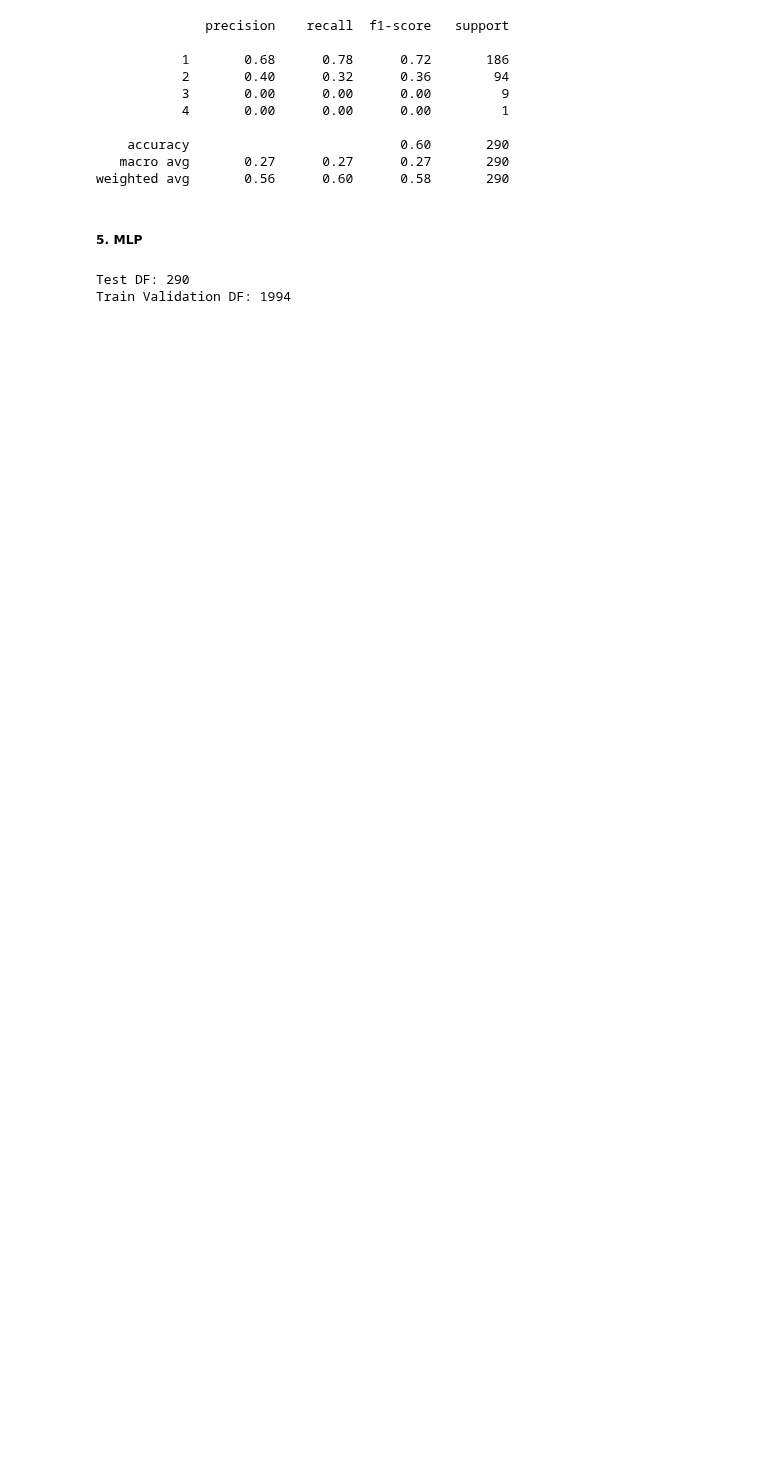
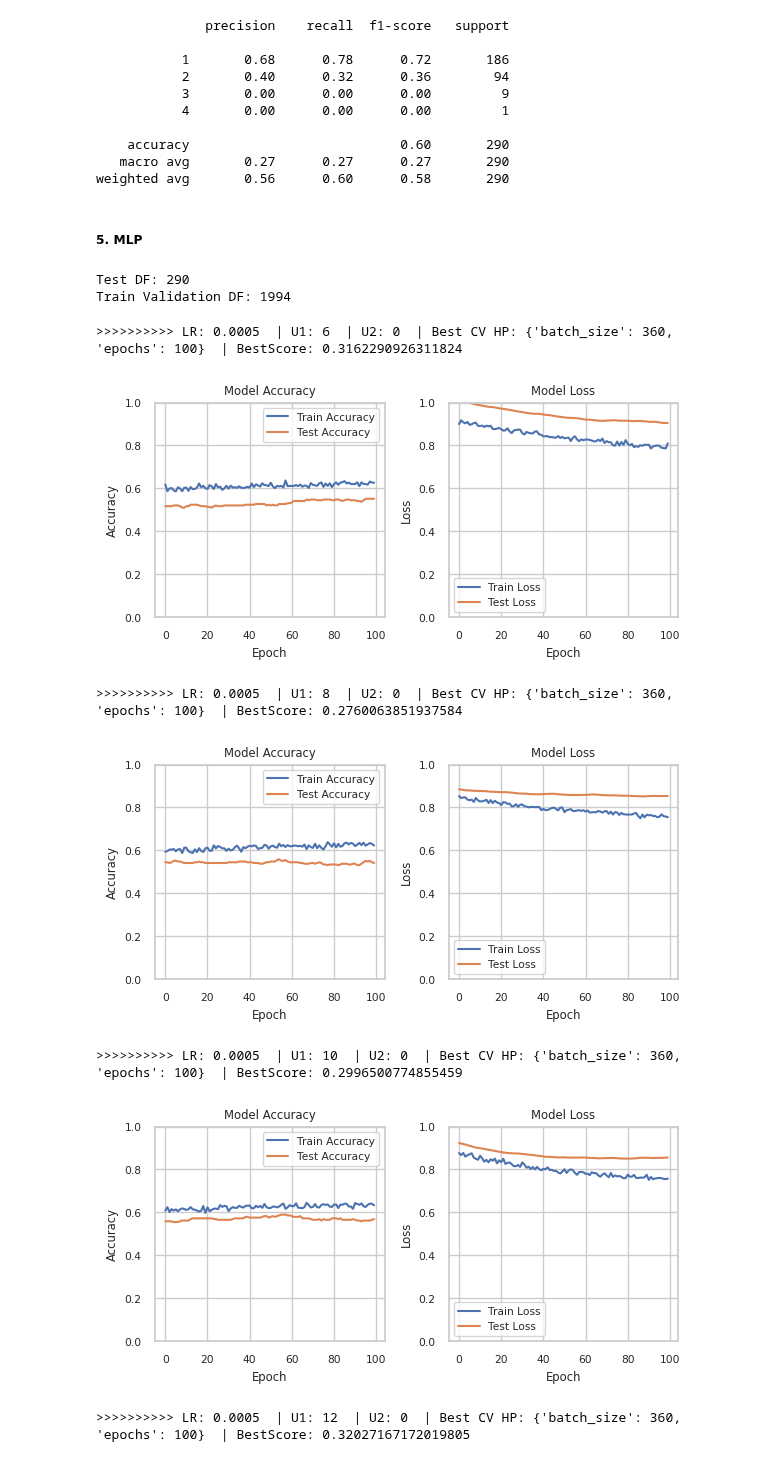
Before and after one commit to GabyCisnerosV/F1_NoName, a Jupyter notebook: 3_Model_2_PredictingPitStops.ipynb, the cells around one changed output. Drawn from its saved outputs; the diff is of its cells as text; code cells hidden in the pictures; blank space fills up the shorter version.

```diff
--- a/3_Model_2_PredictingPitStops.ipynb
+++ b/3_Model_2_PredictingPitStops.ipynb
@@ -558,11 +573,13 @@ X_test_SCALED = scaler.transform(X_test)
 Test DF: 290
 Train Validation DF: 1994
 # %%
-# MLP structure to go through cross validation
-def create_mlp(learning_rate=0.001, units_d1=64, units_d2=32):
+#  MLP structure to go through cross validation
+def create_mlp(learning_rate=0.001, units_d1=64, units_d2=32,drop_rate=0.3):
     model = Sequential()
     model.add(Dense(units=units_d1, activation='relu', input_shape=(X.shape[1],)))
-    model.add(Dense(units=units_d2, activation='relu'))
+    model.add(Dropout(drop_rate))
+    # model.add(Dense(units=units_d2, activation='relu'))
+    # model.add(Dropout(drop_rate))
     model.add(Dense(PitsDF_RACE_DRIVER_LEVEL[TARGET].nunique(), activation='softmax'))
     optimizer = Adam(learning_rate=learning_rate)
     model.compile(optimizer=optimizer, loss='sparse_categorical_crossentropy', metrics=['accuracy'])
@@ -573,36 +590,45 @@ def create_mlp(learning_rate=0.001, units_d1=64, units_d2=32):
 # RESULTS SHOWN WITH PERSONALIZED FUNCTIONS
 skf = StratifiedKFold(n_splits=5, shuffle=True, random_state=1994) #K FOLD STRATIFIED TO HAVE SAME TARGET DISTRIBUTION IN ALL SPLITS
 model = KerasClassifier(model=create_mlp, verbose=0)
 
 scoring = {'accuracy': 'accuracy',
            'f1_macro':'f1_macro'}
 
 param_grid = {
-    'epochs': [40,30],
-    'batch_size': [50,25]
+    'epochs': [100],
+    'batch_size': [360]
 }
 
 results=pd.DataFrame()
 history_test=pd.DataFrame()
 
-for lr in [0.001,0.01]:
-    for u1 in [32]:
-        for u2 in [64]:
+# I try different learning rates and number of neurons
+for lr in [0.0005]:
+    for u1 in [6,8,10,12]:
+        for u2 in [0]:
             #CV
             model = KerasClassifier(model=create_mlp(learning_rate=lr,units_d1=u1,units_d2=u2), verbose=0)
             grid_search = GridSearchCV(estimator=model, param_grid=param_grid, cv=skf, scoring=scoring, refit='f1_macro')
             grid_search.fit(X_SCALED, y)
             to_Add=pd.DataFrame({"LR":[lr],"U1":[u1],"U2":[u2],
                                  "Best_CV_epochs":[grid_search.best_params_["epochs"]],
                                  "Best_CV_batch_size":[grid_search.best_params_["batch_size"]],
                                  "BestScore":grid_search.best_score_,"BestModel":grid_search.best_estimator_})
             results=pd.concat([results,to_Add],ignore_index=True)
             print(">>>>>>>>>> LR:",lr," | U1:",u1," | U2:",u2," | Best CV HP:",grid_search.best_params_," | BestScore:",grid_search.best_score_)
             #EVALUATION
             history = grid_search.best_estimator_.fit(X_SCALED, y, validation_data=(X_test_SCALED, y_test))
             history_toAdd=pd.DataFrame(history.history_)
             history_toAdd["LR"]=lr
             history_toAdd["U1"]=u1
             history_toAdd["U2"]=u2
             history_test=pd.concat([history_toAdd,history_test])
-            F1_Modelling_Extra_Functions.MLP_test_results(history_toAdd,figuresize=(3,6)) #plots
+            F1_Modelling_Extra_Functions.MLP_test_results(history_toAdd,figuresize=(6,3)) #plots
+# %% [output]
+>>>>>>>>>> LR: 0.0005  | U1: 6  | U2: 0  | Best CV HP: {'batch_size': 360, 'epochs': 100}  | BestScore: 0.3162290926311824
+[figure, added]
+>>>>>>>>>> LR: 0.0005  | U1: 8  | U2: 0  | Best CV HP: {'batch_size': 360, 'epochs': 100}  | BestScore: 0.2760063851937584
+[figure, added]
+>>>>>>>>>> LR: 0.0005  | U1: 10  | U2: 0  | Best CV HP: {'batch_size': 360, 'epochs': 100}  | BestScore: 0.2996500774855459
+[figure, added]
+>>>>>>>>>> LR: 0.0005  | U1: 12  | U2: 0  | Best CV HP: {'batch_size': 360, 'epochs': 100}  | BestScore: 0.32027167172019805
```
Also changed, not shown: parts of 4 cells of this notebook, 1 other file.
